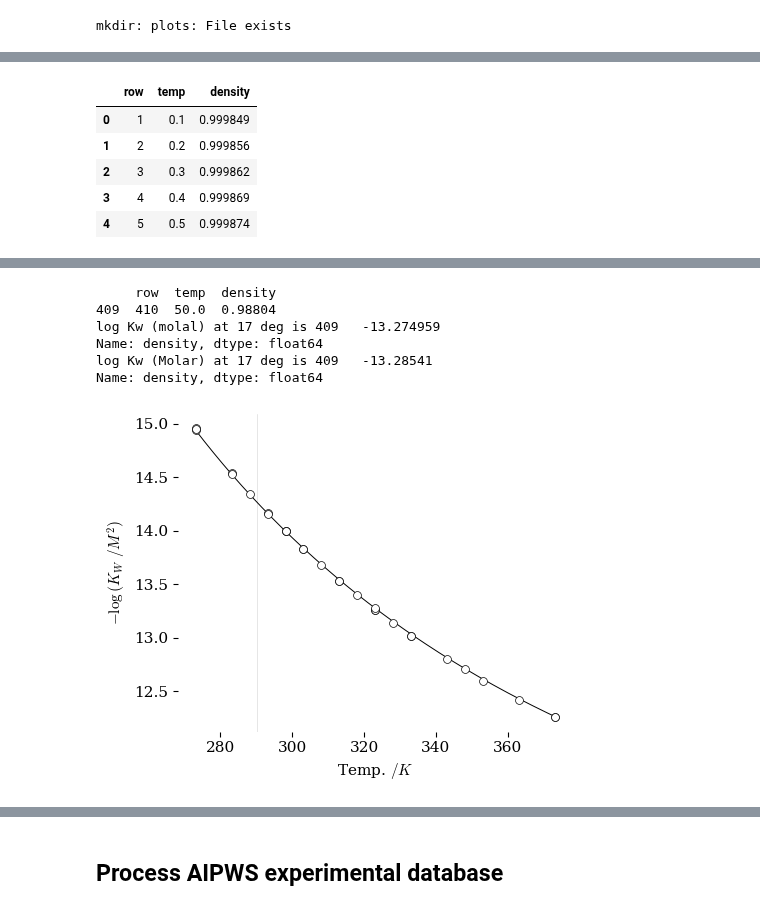
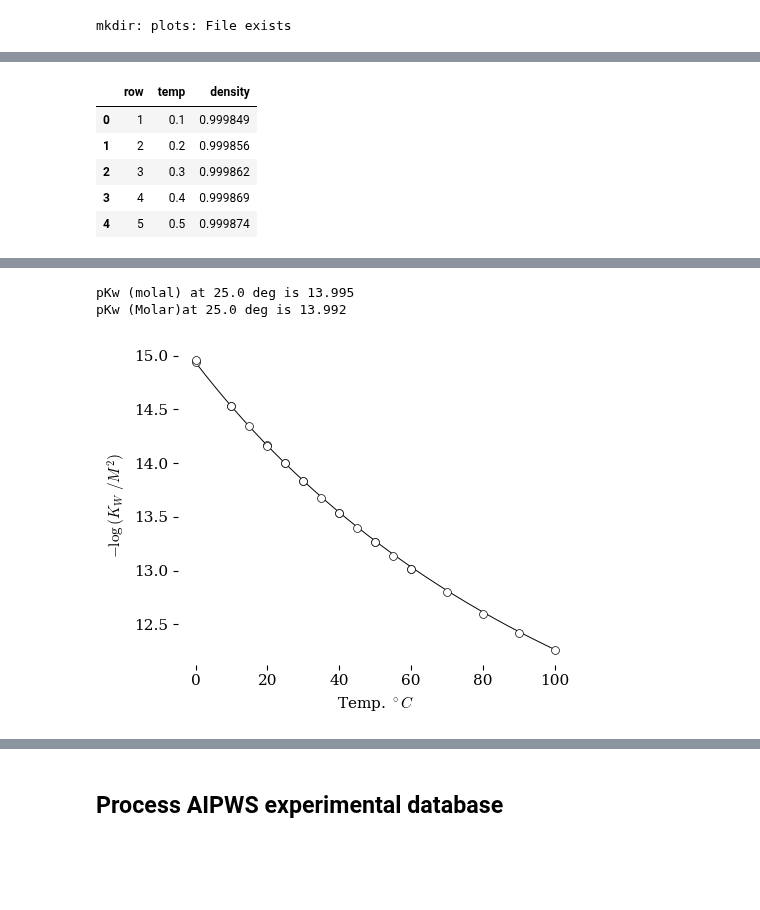
Before and after one commit to blinkletter/4410PythonNotebooks, a Jupyter notebook: Class_10/water_ion_product.ipynb, the cells around one changed output, grey strips where cells are left out. Drawn from its saved outputs; the diff is of its cells as text; code cells hidden in the pictures; blank space fills up the shorter version.

```diff
--- a/Class_10/water_ion_product.ipynb
+++ b/Class_10/water_ion_product.ipynb
@@ -86,8 +86,9 @@ df_exp = pd.read_csv("data/IAPWS_processed.csv",    # processed data from 2024 I
 display(df_exp.head())
 
 # Data from AIPWS report 2024
-Temp = df_exp["t (°C)"] + 273.15
-pKw = df_exp["pKw(exp.)"]
+Temp_exp = df_exp["t (°C)"] + 273.15
+pKw_exp = df_exp["pKw(exp.)"]
+pKw_err = df_exp["u[pKw(exp.)]"]
 
 # Empirical equation from https://srd.nist.gov/JPCRD/jpcrd181.pdf
 def NISTpKw(T, pw):
@@ -99,10 +100,11 @@ def NISTpKw(T, pw):
 
       return(pKwCalcNIST)
 
-T = df_pw["temp"]+273      # temperature values from the density table
+T = df_pw["temp"]+273.15      # temperature values from the density table
 pw = df_pw["density"]
 
 pKwCalcNIST = NISTpKw(T,pw)
+
 ################################################################################
 ### Plot the data and the line fit.
 ################################################################################
@@ -113,60 +115,62 @@ fig, ax = plt.subplots(nrows=1, ncols=1, figsize=(5,4))
 
 
 #ax.plot(T, logKwCalcNISTnoPressure, color='black', zorder=1, linestyle = "--", linewidth=0.4)
-ax.plot(T, pKwCalcNIST, color='black', zorder=1, linewidth=0.7)
+ax.plot(T - 273.15, pKwCalcNIST, color='black', zorder=1, linewidth=0.7)
 
-ax.scatter(Temp,pKw,
+ax.scatter(Temp_exp - 273.15, pKw_exp,
            marker = "o", s=32,
            color="white", edgecolor = "black",
            linewidth = 0.5, zorder=3)
 
 ax.set(ylabel=r"$-\log{(K_W\ /M^{2})}$",
-       xlabel=r"Temp. $/K$",
+       xlabel=r"Temp. $^\circ C$",
 #           xlim=[-0.01,0.35],
 #          ylim=[-1.25,-0.7]
 
       )
-ax.axvline(17+273.15, linewidth = 0.4, color = "lightgray", zorder=0)
 
-temp = 50
-T=temp+273.15
+################################################################################
+### Plot the data and the line fit.
+################################################################################
+
+temp = 25
+Tt=temp + 273.15
 line = df_pw.loc[df_pw["temp"]==temp]
-print(line)
-pw = line["density"]
+pwt = line["density"]
 
-logKwCalcNIST = A + B/T + C/T**2 + D/T**3 + (E + F/T + G/T**2)*np.log10(pw)
+# vertical line at temperature of interest
+#ax.axvline(temp, linewidth = 0.4, color = "lightgray", zorder=0)
 
-KW17 = logKwCalcNIST
-print(f"log Kw (molal) at 17 deg is {KW17}")
+pKwCalcNIST1 = NISTpKw(Tt,pwt)
 
-KW17 = 10**-logKwCalcNIST
-conversion = (1/pw)**2
-KW17 = KW17 * conversion
-KW17 = -np.log10(KW17)
-print(f"log Kw (Molar) at 17 deg is {KW17}")
+KW_temp = float(pKwCalcNIST1.iloc[0]) # convert series to float
+print(f"pKw (molal) at {temp:0.1f} deg is {KW_temp:0.3f}")
+
+KW_temp = 10**-KW_temp
+conversion = (1/pwt)**2
+KW_temp = KW_temp * conversion
+KW_temp = -np.log10(KW_temp)
+KW_temp = float(KW_temp.iloc[0]) # convert series to float
+print(f"pKw (Molar)at {temp:0.1f} deg is {KW_temp:0.3f}")
 
 
 
 
-plt.savefig("plots/KW_plot.pdf")
+plt.savefig("plots/KW_plot1.pdf")
 plt.show()
 # %% [output]
 |  | row | temp | density |
 | 0 | 1 | 0.1 | 0.999849 |
 | 1 | 2 | 0.2 | 0.999856 |
 | 2 | 3 | 0.3 | 0.999862 |
 | 3 | 4 | 0.4 | 0.999869 |
 | 4 | 5 | 0.5 | 0.999874 |
 |  | Unnamed: 0 | Source | t (°C) | ρw (g cm-3) | pKw(exp.) | u[pKw(exp.)] | pKw(fit) | ΔpKw | Diff. |
 | 0 | 90 | Harned and Robinson (1940)49 | 0.0 | 0.9998 | 14.944 | 0.001 | 14.947 | -0.003 | -0.002 |
 | 1 | 92 | Harned and Robinson (1940)49 | 10.0 | 0.9997 | 14.535 | 0.001 | 14.534 | 0.001 | 0.000 |
 | 2 | 93 | Harned and Robinson (1940)49 | 15.0 | 0.9991 | 14.346 | 0.001 | 14.344 | 0.002 | -0.001 |
 | 3 | 94 | Harned and Robinson (1940)49 | 20.0 | 0.9982 | 14.167 | 0.001 | 14.165 | 0.002 | -0.001 |
 | 4 | 95 | Harned and Robinson (1940)49 | 25.0 | 0.9970 | 13.997 | 0.001 | 13.994 | 0.002 | -0.001 |
-     row  temp  density
-409  410  50.0  0.98804
-log Kw (molal) at 17 deg is 409   -13.274959
-Name: density, dtype: float64
-log Kw (Molar) at 17 deg is 409   -13.28541
-Name: density, dtype: float64
+pKw (molal) at 25.0 deg is 13.995
+pKw (Molar)at 25.0 deg is 13.992
-[figure, old version]
+[figure, new version]
```
Also changed, not shown: parts of 11 cells of this notebook, 5 other files.
